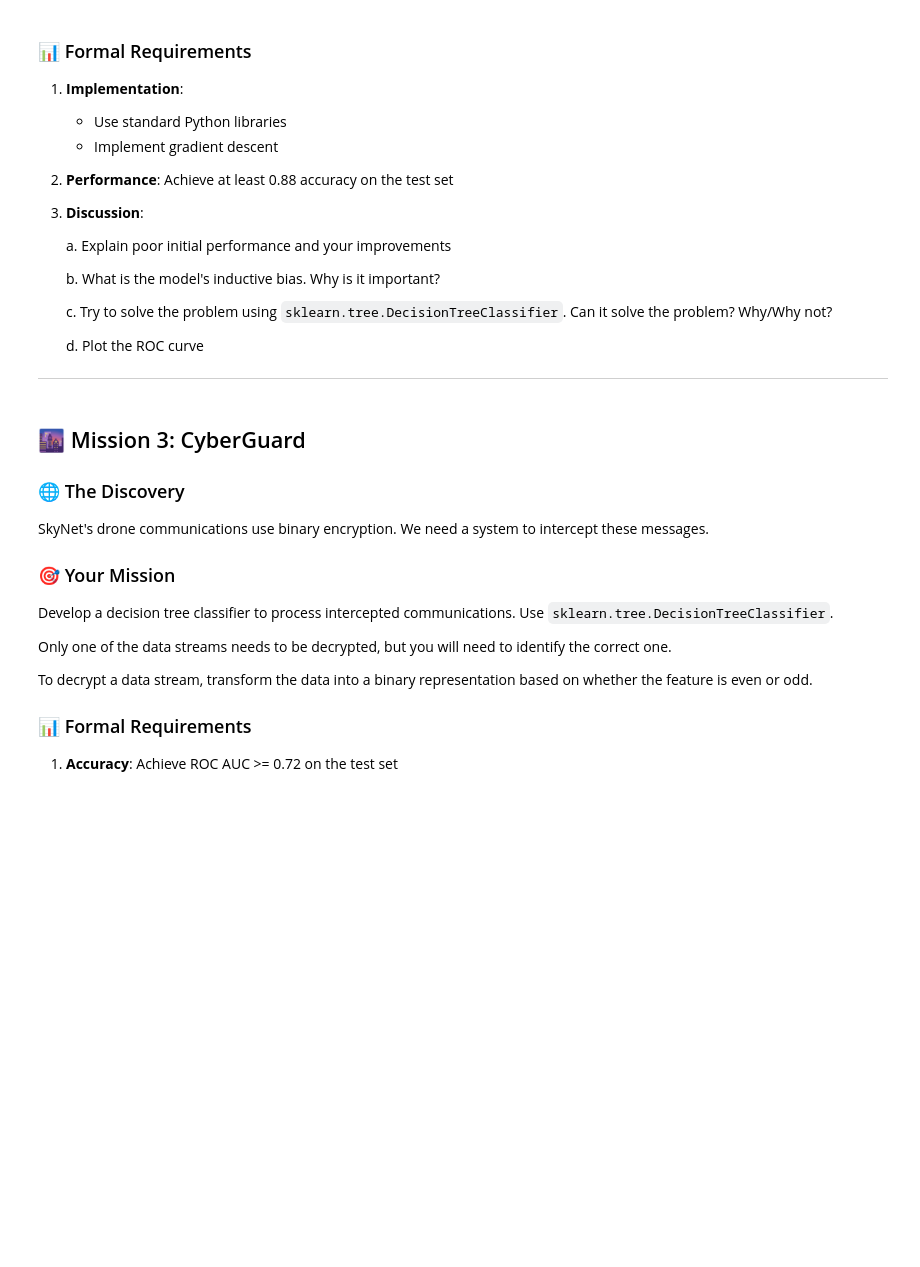
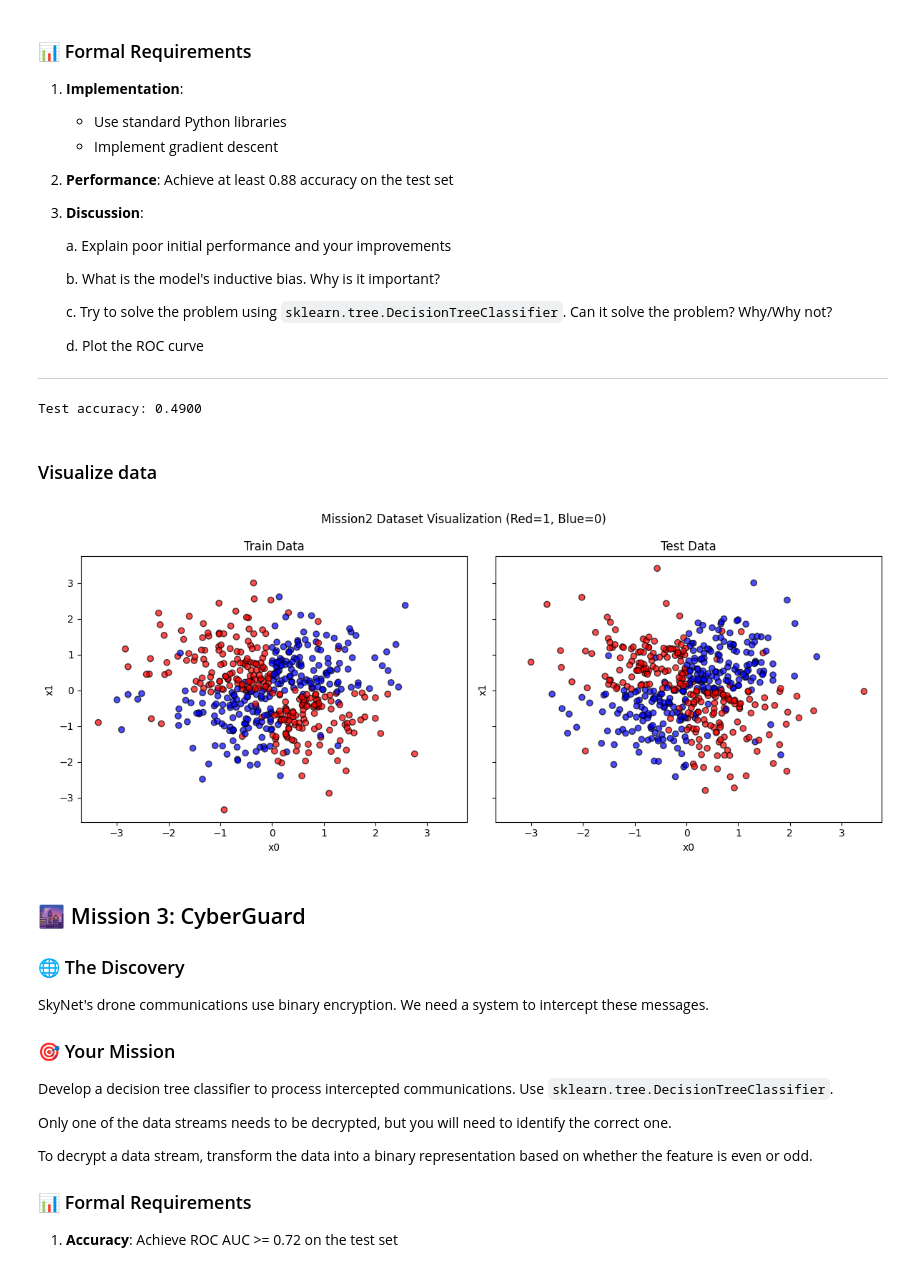
Before and after one commit to elibir/tdt4172-assignment1, a Jupyter notebook: Chapter_1.ipynb, the cells around one changed output. Saved outputs shown, nothing was run; the diff lists cells and outputs as text; code cells hidden in the pictures; blank space fills up the shorter version.

```diff
--- a/Chapter_1.ipynb
+++ b/Chapter_1.ipynb
@@ -228,3 +230,42 @@ test = data[data['split'] == 'test']
+# %%
+logr = LogisticRegression(learning_rate=0.01, epochs=10000)
+logr.fit(train[["x0", "x1"]], train["y"])
+predictions = logr.predict_classes(test[["x0", "x1"]])
+
+accuracy = (predictions == test["y"]).mean()
+print(f"Test accuracy: {accuracy:.4f}")
+# %% [output]
+Test accuracy: 0.4900
+# %% [markdown]
+### Visualize data
+# %%
+
+
+# Load data
+data = pd.read_csv("mission2.csv")
+train = data[data["split"] == "train"]
+test = data[data["split"] == "test"]
+
+# Plot
+fig, axes = plt.subplots(1, 2, figsize=(12, 5), sharex=True, sharey=True)
+
+# Train set
+axes[0].scatter(train["x0"], train["x1"], c=train["y"], cmap="bwr", alpha=0.7, edgecolors="k")
+axes[0].set_title("Train Data")
+axes[0].set_xlabel("x0")
+axes[0].set_ylabel("x1")
+
+# Test set
+axes[1].scatter(test["x0"], test["x1"], c=test["y"], cmap="bwr", alpha=0.7, edgecolors="k")
+axes[1].set_title("Test Data")
+axes[1].set_xlabel("x0")
+axes[1].set_ylabel("x1")
+
+plt.suptitle("Mission2 Dataset Visualization (Red=1, Blue=0)")
+plt.tight_layout()
+plt.show()
+# %% [output]
+[figure, added]
 # %% [markdown]
 ## 🌆 Mission 3: CyberGuard
 
```
Also changed, not shown: parts of 6 cells of this notebook, 1 other file.
